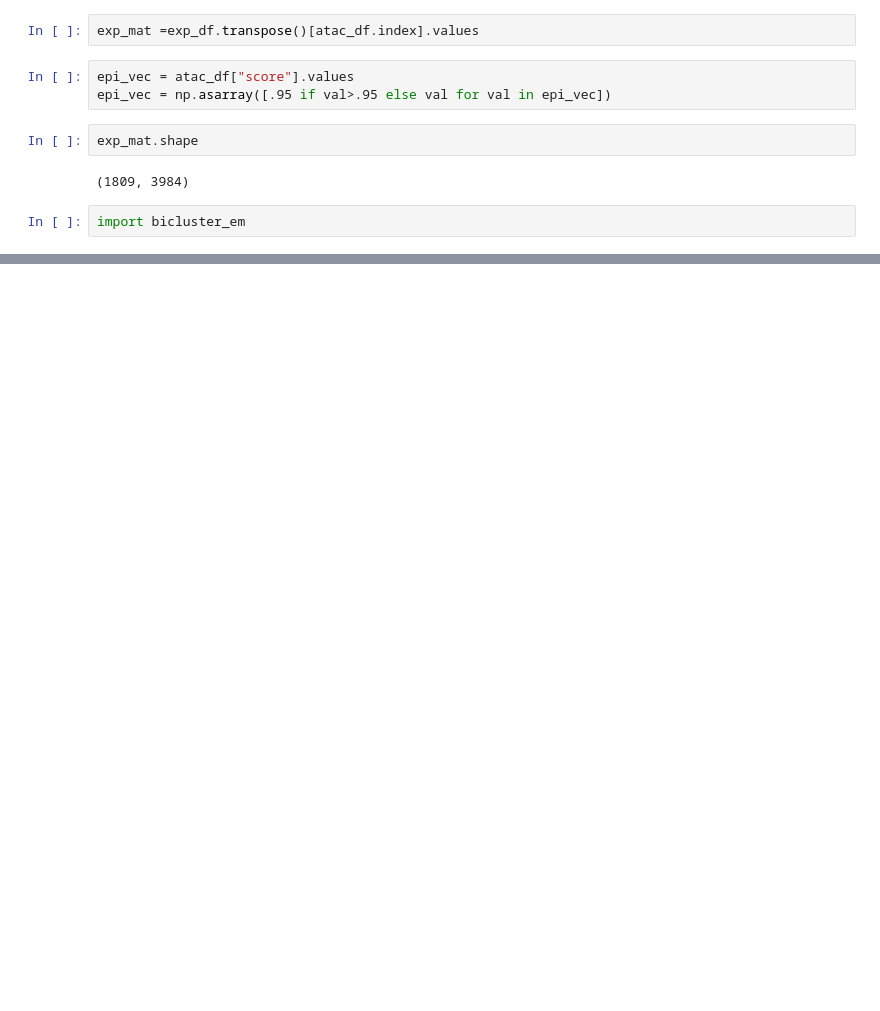
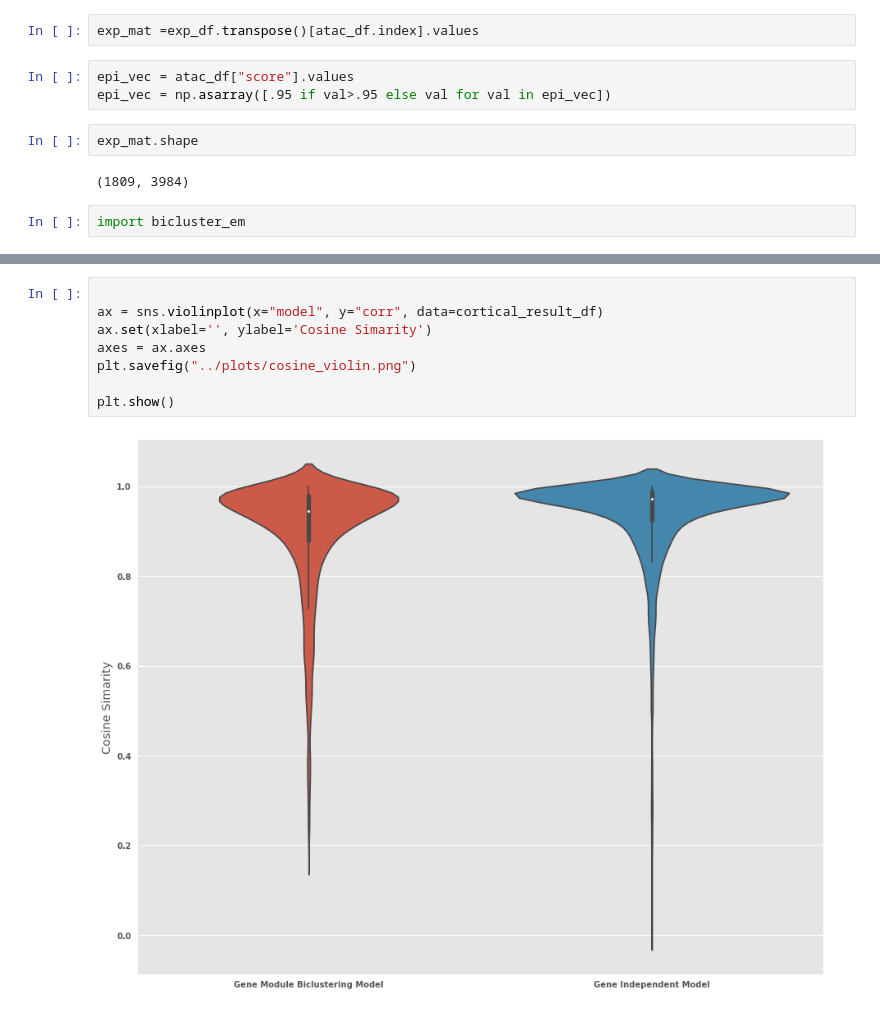
Before and after one commit to mkleyman/srpd, a Jupyter notebook: analysis/atac_seq_df.ipynb, the cells around one changed output, grey strips where cells are left out. Cells and saved outputs as stored; diff of their text form; blank space fills up the shorter version.

```diff
--- a/analysis/atac_seq_df.ipynb
+++ b/analysis/atac_seq_df.ipynb
@@ -61,0 +215,10 @@ KeyboardInterrupt:
+# %%
+
+ax = sns.violinplot(x="model", y="corr", data=cortical_result_df)
+ax.set(xlabel='', ylabel='Cosine Simarity')
+axes = ax.axes
+plt.savefig("../plots/cosine_violin.png")
+
+plt.show()
+# %% [output]
+[figure, added]
```
Also changed, not shown: parts of 82 cells of this notebook.
